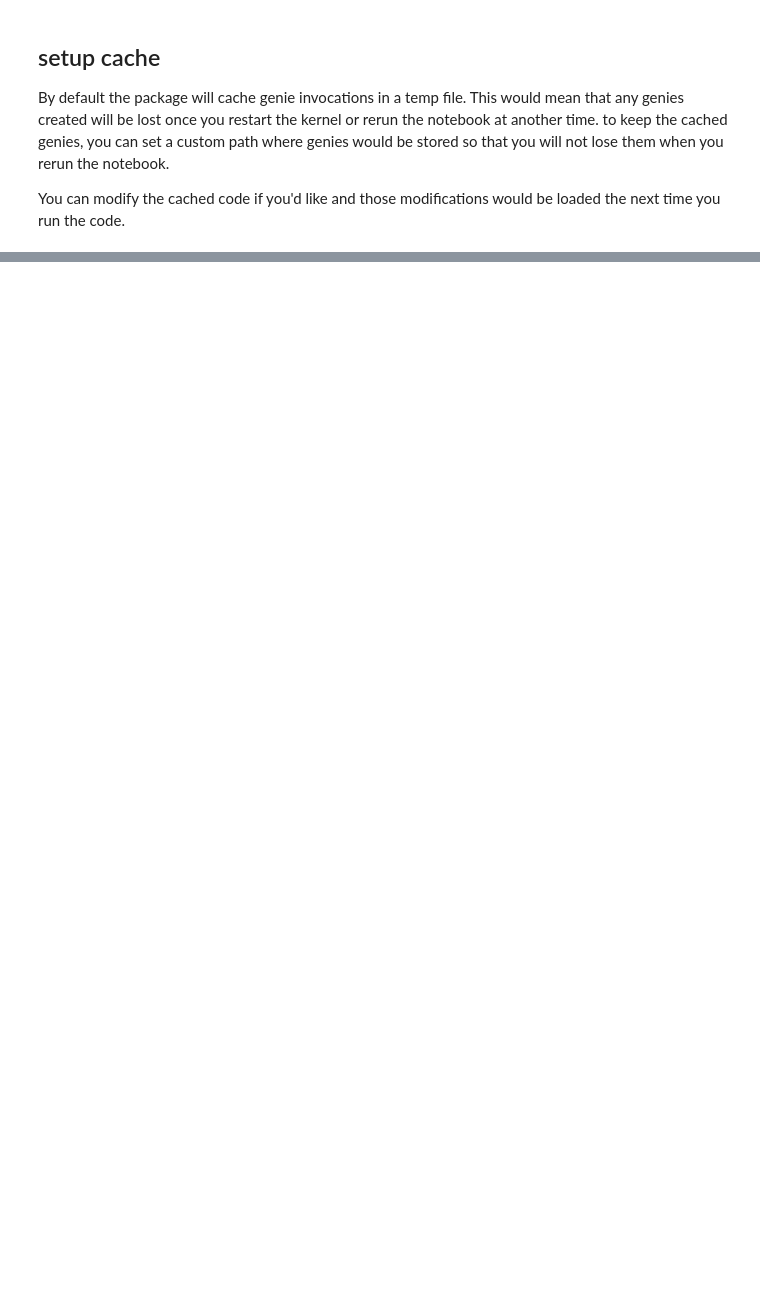
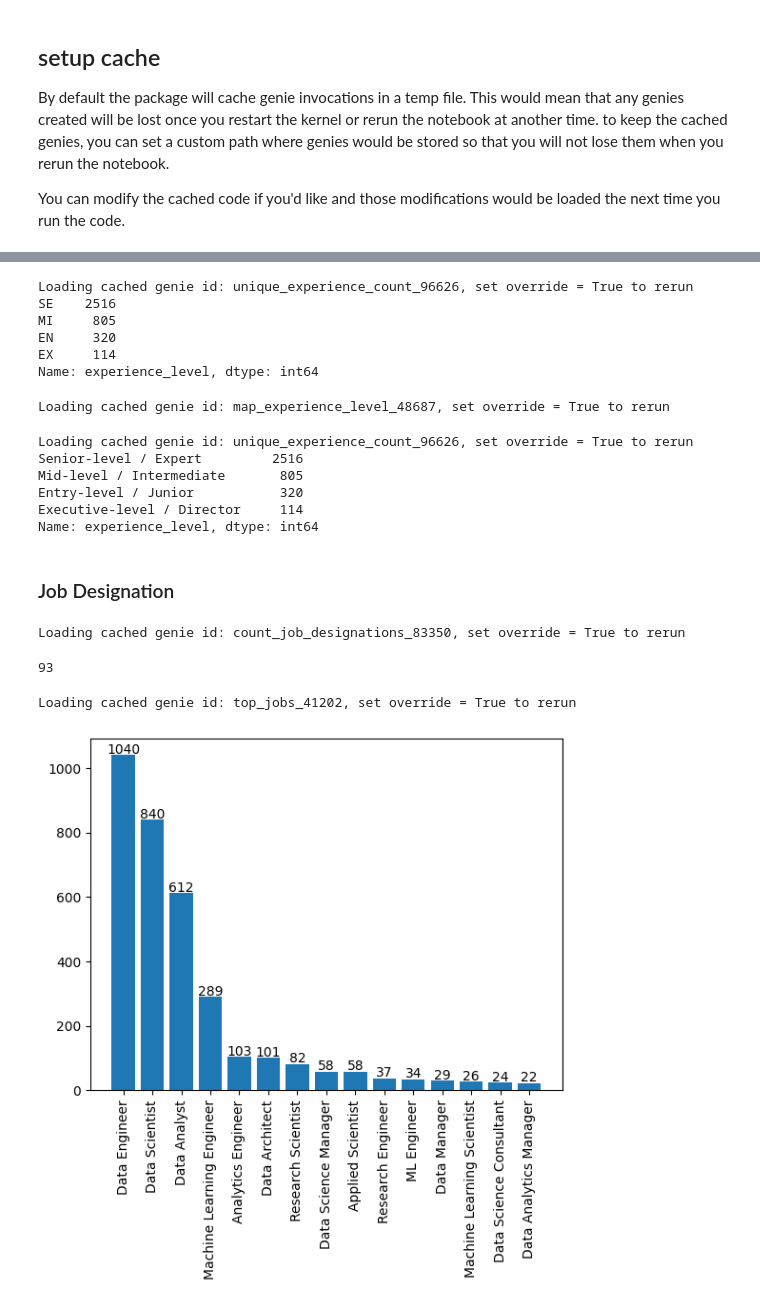
Before and after one commit to thismlguy/code-genie, a Jupyter notebook: docs/notebooks/Starter.ipynb, the cells around one changed output, grey strips where cells are left out. Drawn from its saved outputs; the diff is of its cells as text; code cells hidden in the pictures; blank space fills up the shorter version.

```diff
--- a/docs/notebooks/Starter.ipynb
+++ b/docs/notebooks/Starter.ipynb
@@ -59,4 +75,4 @@ df.head()
 # %%
 # create genie instance on this df
-genie = Genie(inputs={"df": df}, cache_dir=CACHE_DIR)
+genie = Genie(data=df, cache_dir=CACHE_DIR)
 # %% [markdown]
@@ -118,0 +156,42 @@ def high_earners(df):
+# %%
+genie.plz("print unique value counts of experience level").result
+# %% [output]
+Loading cached genie id: unique_experience_count_96626, set override = True to rerun
+SE    2516
+MI     805
+EN     320
+EX     114
+Name: experience_level, dtype: int64
+# %%
+gr_exp_mod = genie.plz("""return a df with values replaced in experience_level column using following mapping:
+- EN: Entry-level / Junior
+- MI: Mid-level / Intermediate
+- SE: Senior-level / Expert
+- EX: Executive-level / Director.
+""", update_base_input=True)
+# %% [output]
+Loading cached genie id: map_experience_level_48687, set override = True to rerun
+# %%
+genie.plz("print unique value counts of experience level").result
+# %% [output]
+Loading cached genie id: unique_experience_count_96626, set override = True to rerun
+Senior-level / Expert         2516
+Mid-level / Intermediate       805
+Entry-level / Junior           320
+Executive-level / Director     114
+Name: experience_level, dtype: int64
+# %% [markdown]
+### Job Designation
+# %%
+genie.plz("how many distinct kinds of job designations are there?").result
+# %% [output]
+Loading cached genie id: count_job_designations_83350, set override = True to rerun
+93
+# %%
+genie.plz(["get top 15 most frequently occuring job designations",
+           "make a bar chart of these designations along with count",
+           "rotate labels of bar chart 90 degrees",
+           "print the count on top of each bar"]).result
+# %% [output]
+Loading cached genie id: top_jobs_41202, set override = True to rerun
+[figure, added]
```
Also changed, not shown: parts of 51 cells of this notebook, 35 other files.
